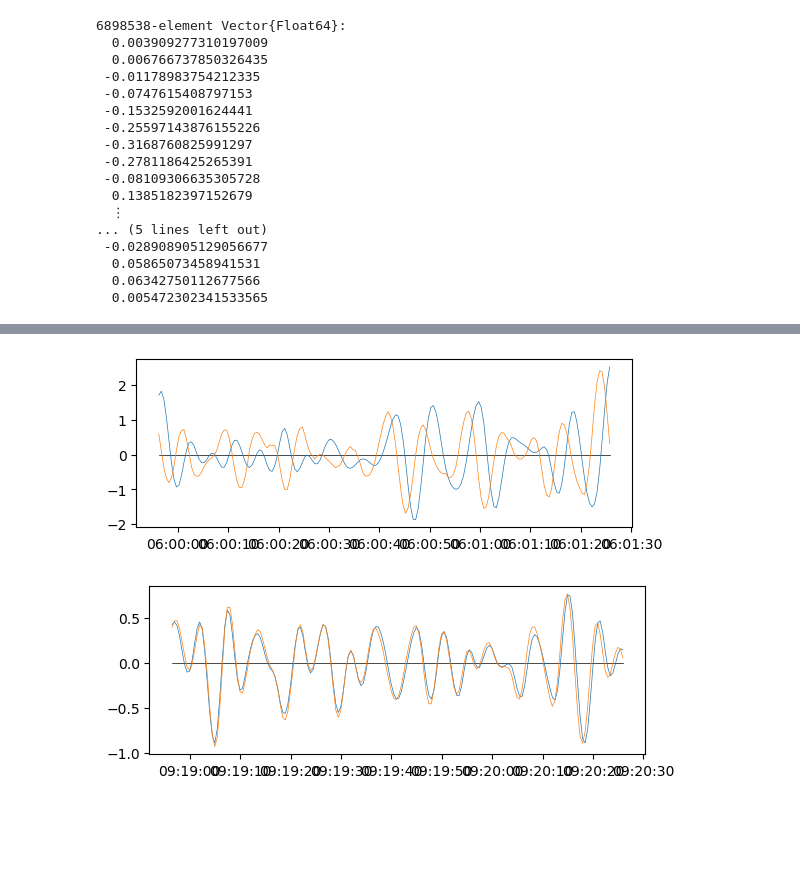
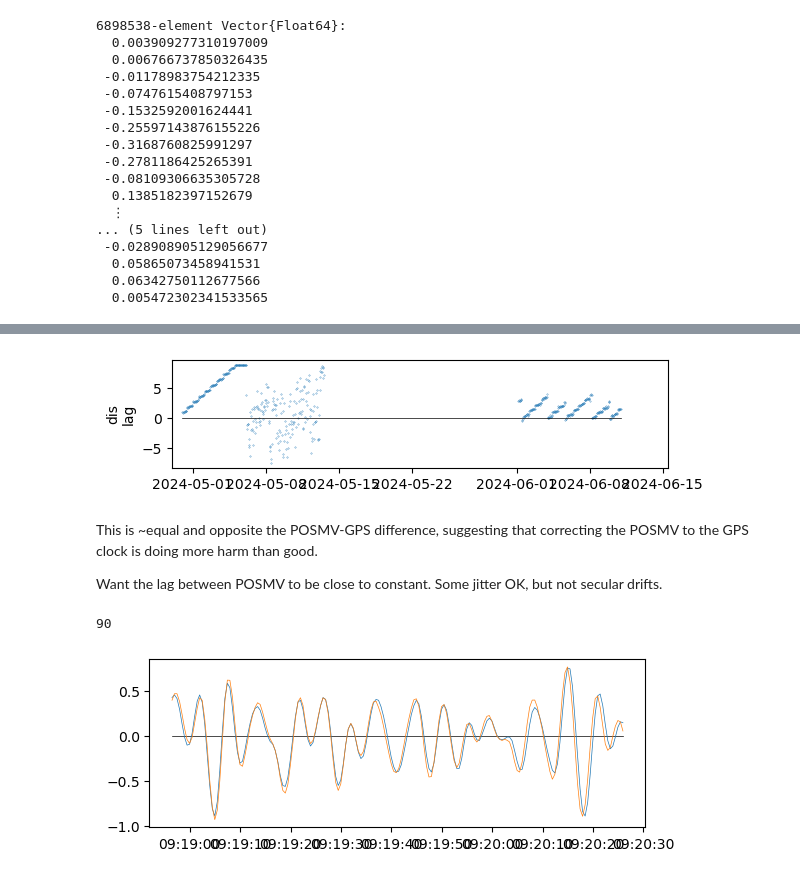
Before and after one commit to deszoeke/lidar, a Jupyter notebook: rot_sandbox.ipynb, the cells around one changed output, grey strips where cells are left out. Cells and saved outputs as stored; diff of their text form; code cells hidden in the pictures; blank space fills up the shorter version.

```diff
--- a/rot_sandbox.ipynb
+++ b/rot_sandbox.ipynb
@@ -367,20 +482,71 @@ optlag # clearly works
 # %%
-factor = 10        # hi/lo sample rate
-epoch_length = 120 # lo-freq samples, 4 min windows
+sample_factor = 10        # hi/lo sample rate
+epoch_length = 120 # lo-freq samples, 2 min windows
 initial_guess = 0
 window = 90
 wideoffset = 4 # s
 start_idx = 2*wideoffset # corresp to ±4 s possible offsets
 
-# calculate lag every 10 min
-dts = (DateTime(2024,6,1,6,0,)-Second(wideoffset)):Minute(1):(DateTime(2024,6,5,6,0,0)+Second(wideoffset))
+#=
+VectorNav leg 1
+2024-04-29T05:25:42.128
+2024-05-14T10:00:32.927
+VectorNav leg 2
+2024-06-01T04:18:42.098
+2024-06-10T23:25:22.772
+POSMV leg 1
+2024-04-30T00:00:01.868
+2024-05-13T13:43:50.852
+POSMV leg 2
+2024-05-17T22:53:24.908
+2024-06-13T07:17:40.050
+=#
 
+# calculate lag every 1 min for both legs 1 and 2
+dts1 = (DateTime(2024, 4,30, 0,10,0)-Second(wideoffset)):Minute(60):(DateTime(2024, 5,13,13,40,0)+Second(wideoffset))
+dts2 = (DateTime(2024, 6, 1, 4,20,0)-Second(wideoffset)):Minute(60):(DateTime(2024, 6,10,23,20,0)+Second(wideoffset))
+dts = vcat(dts1, dts2)
 optlag = zeros(Int32, length(dts))
+
+# (post, poen, vnst, vnen) = daylimits(dts[i], Second(90)) # must be > epoch_length/2 ?
+#     optlag[i] = grid_search(Vn[:Roll][vnst:vnen], Pashr[:pitch][post:poen],
+#         sample_factor, start_idx, epoch_length, initial_guess, window)
+
 for (i, dt) in enumerate(dts)
     (post, poen, vnst, vnen) = daylimits(dt, Second(90)) # must be > epoch_length/2 ?
-    initial_guess = grid_search(Vn[:Roll][vnst:vnen], Pashr[:pitch][post:poen],
+    optlag[i] = grid_search(Vn[:Roll][vnst:vnen], Pashr[:pitch][post:poen],
         sample_factor, start_idx, epoch_length, initial_guess, window)
-    optlag[i] = initial_guess
+    initial_guess = round(Int32, optlag[i] / 2)
 end
-# %% [output]
-[figure, removed]
+# %%
+clf()
+subplot(3,1,1)
+plot(dts, 0.05*optlag, marker=".", markersize=0.5, linestyle="none")
+plot([dts[1], dts[end]], [0,0], color="k", linewidth=0.5)
+xlim([DateTime(2024,4,29), DateTime(2024,6,15,12)])
+ylabel("dis\nlag")
+gcf()
+# %% [output]
+[figure, added]
+# %% [markdown]
+This is ~equal and opposite the POSMV-GPS difference, suggesting that correcting the POSMV to the GPS clock is doing more harm than good.
+
+Want the lag between POSMV to be close to constant. Some jitter OK, but not secular drifts.
+# %%
+# postmortem of lag finding
+clf()
+plot(dts,optlag)
+gcf()
+i = findfirst(optlag.==0) # where it stopped
+dt = dts[i]
+i, dt, dts[i+1]
+(post, poen, vnst, vnen) = daylimits(dt, Second(90))
+any(ismissing.(Vn[:Roll][vnst:vnen])) # none
+any(ismissing.(Pashr[:pitch][post:poen])) # none
+optlag[i.+(-2:2)]
+initial_guess=0
+initial_guess = grid_search(Vn[:Roll][vnst:vnen], Pashr[:pitch][post:poen],
+        sample_factor, start_idx, epoch_length, initial_guess, window)
+# optlag and initial_guess drifted up and out if the valid range of the window
+# %% [output]
+90
```
Also changed, not shown: parts of 15 cells of this notebook, 2 other files.
